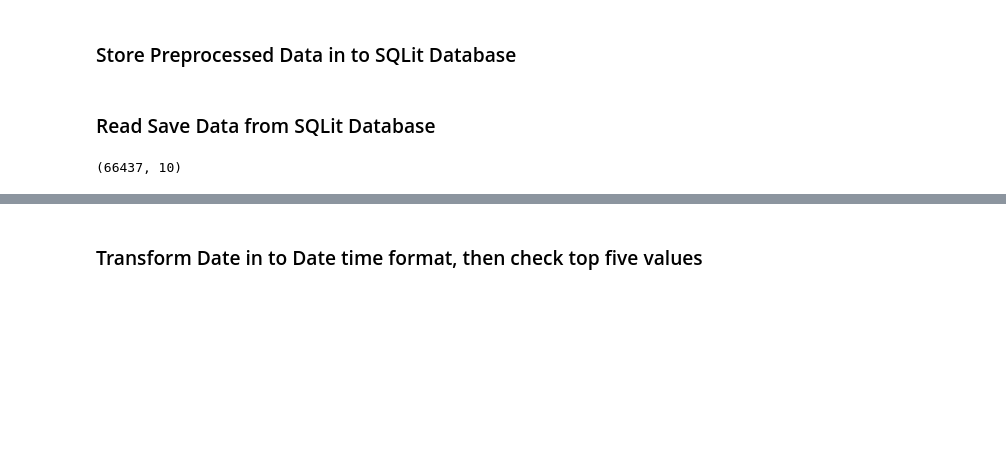
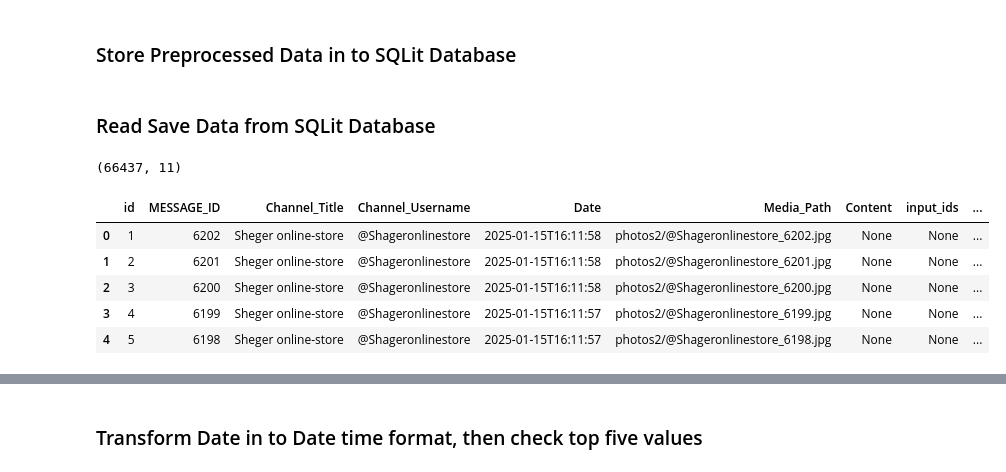
Before and after one commit to amsalugetasew/10_Academy_AI_Mastery_kifiya_Week_5, a Jupyter notebook: Notebooks/main.ipynb, the cells around one changed output, grey strips where cells are left out. Drawn from its saved outputs; the diff is of its cells as text; code cells hidden in the pictures; blank space fills up the shorter version.

```diff
--- a/Notebooks/main.ipynb
+++ b/Notebooks/main.ipynb
@@ -81,7 +87,14 @@ preprocess.store_preprocessed_data(result)
 # %%
 # Fetch The data from SQLit Database
 result = preprocess.ReadSavedDate('telegram_data.db', 'telegram_messages')
-# %%
-result.shape
-# %% [output]
-(66437, 10)
+# %%
+print(result.shape)
+result.head()
+# %% [output]
+(66437, 11)
+|  | id | MESSAGE_ID | Channel_Title | Channel_Username | Date | Media_Path | Content | input_ids | ... |
+| 0 | 1 | 6202 | Sheger online-store | @Shageronlinestore | 2025-01-15T16:11:58 | photos2/@Shageronlinestore_6202.jpg | None | None | ... |
+| 1 | 2 | 6201 | Sheger online-store | @Shageronlinestore | 2025-01-15T16:11:58 | photos2/@Shageronlinestore_6201.jpg | None | None | ... |
+| 2 | 3 | 6200 | Sheger online-store | @Shageronlinestore | 2025-01-15T16:11:58 | photos2/@Shageronlinestore_6200.jpg | None | None | ... |
+| 3 | 4 | 6199 | Sheger online-store | @Shageronlinestore | 2025-01-15T16:11:57 | photos2/@Shageronlinestore_6199.jpg | None | None | ... |
+| 4 | 5 | 6198 | Sheger online-store | @Shageronlinestore | 2025-01-15T16:11:57 | photos2/@Shageronlinestore_6198.jpg | None | None | ... |
```
Also changed, not shown: parts of 30 cells of this notebook, 4 other files.
